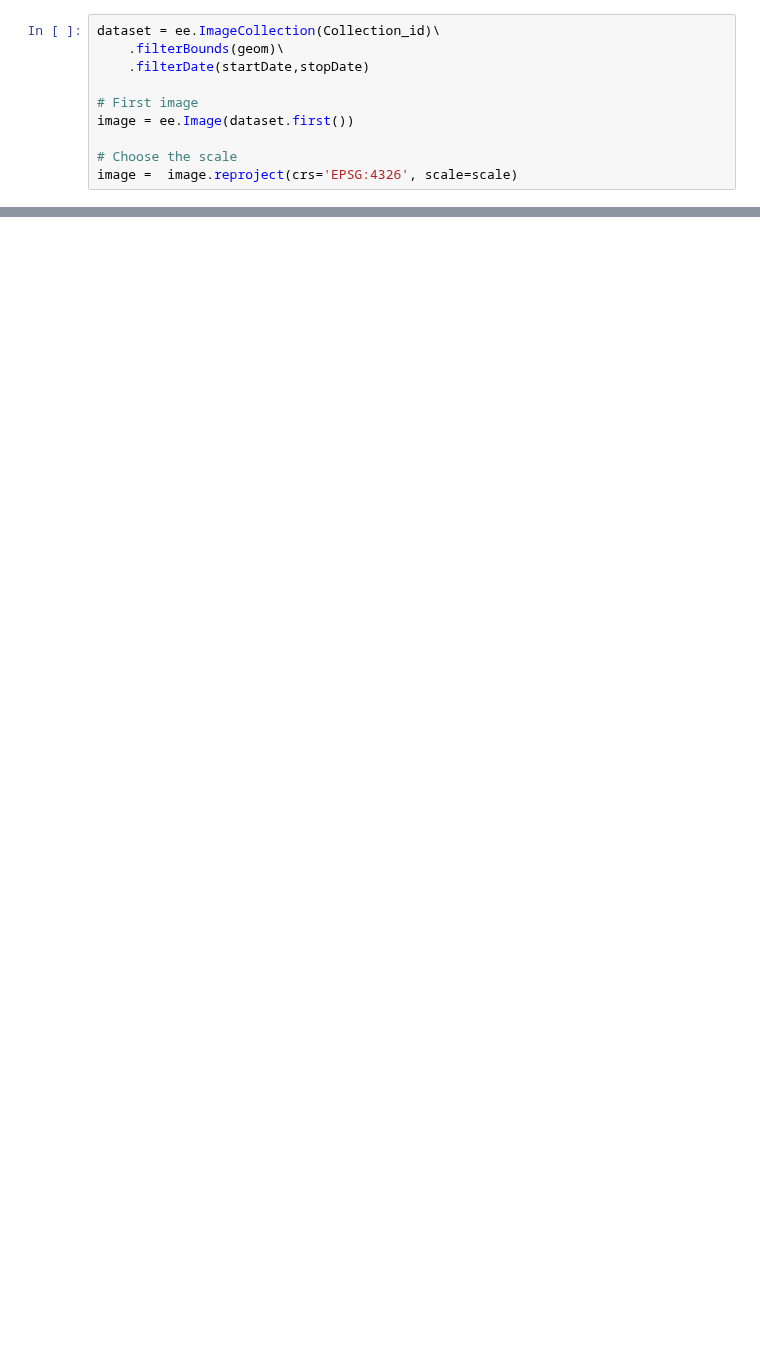
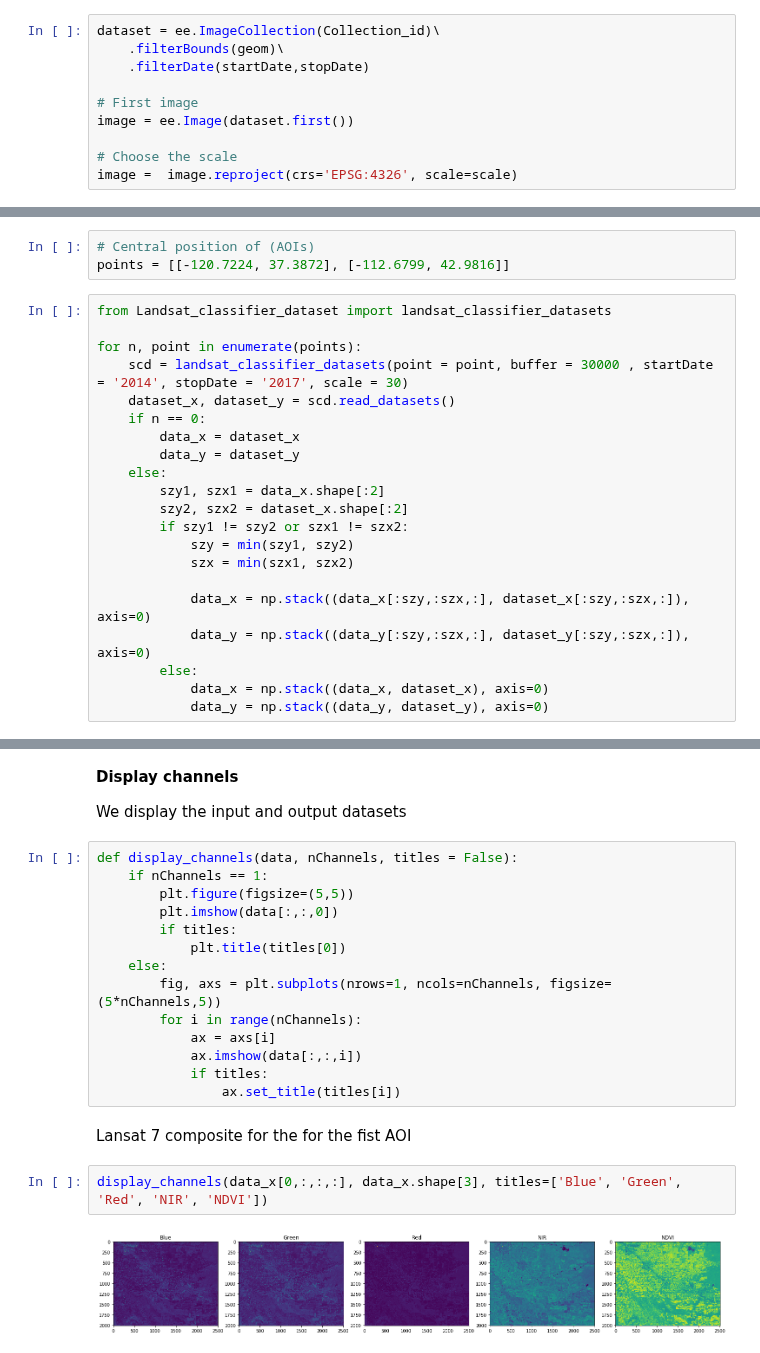
Before and after one commit to Vizzuality/notebooks, a Jupyter notebook: natGeo/Landsat_classifier.ipynb, the cells around one changed output, grey strips where cells are left out. Cells and saved outputs as stored; diff of their text form; blank space fills up the shorter version.

```diff
--- a/natGeo/Landsat_classifier.ipynb
+++ b/natGeo/Landsat_classifier.ipynb
@@ -163,0 +162,24 @@ display_image(image, region, Vizz = vis)
+# %%
+# Central position of (AOIs)
+points = [[-120.7224, 37.3872], [-112.6799, 42.9816]]
+# %%
+from Landsat_classifier_dataset import landsat_classifier_datasets
+
+for n, point in enumerate(points):
+    scd = landsat_classifier_datasets(point = point, buffer = 30000 , startDate = '2014', stopDate = '2017', scale = 30)
+    dataset_x, dataset_y = scd.read_datasets()
+    if n == 0:
+        data_x = dataset_x
+        data_y = dataset_y
+    else:
+        szy1, szx1 = data_x.shape[:2]
+        szy2, szx2 = dataset_x.shape[:2]
+        if szy1 != szy2 or szx1 != szx2:
+            szy = min(szy1, szy2)
+            szx = min(szx1, szx2)
+
+            data_x = np.stack((data_x[:szy,:szx,:], dataset_x[:szy,:szx,:]), axis=0)
+            data_y = np.stack((data_y[:szy,:szx,:], dataset_y[:szy,:szx,:]), axis=0)
+        else:
+            data_x = np.stack((data_x, dataset_x), axis=0)
+            data_y = np.stack((data_y, dataset_y), axis=0)
@@ -163,0 +199,24 @@ display_image(image, region, Vizz = vis)
+# %% [markdown]
+**Display channels**
+
+We display the input and output datasets
+# %%
+def display_channels(data, nChannels, titles = False):
+    if nChannels == 1:
+        plt.figure(figsize=(5,5))
+        plt.imshow(data[:,:,0])
+        if titles:
+            plt.title(titles[0])
+    else:
+        fig, axs = plt.subplots(nrows=1, ncols=nChannels, figsize=(5*nChannels,5))
+        for i in range(nChannels):
+            ax = axs[i]
+            ax.imshow(data[:,:,i])
+            if titles:
+                ax.set_title(titles[i])
+# %% [markdown]
+Lansat 7 composite for the for the fist AOI
+# %%
+display_channels(data_x[0,:,:,:], data_x.shape[3], titles=['Blue', 'Green', 'Red', 'NIR', 'NDVI'])
+# %% [output]
+[figure, added]
```
Also changed, not shown: parts of 112 cells of this notebook, 2 other files.
